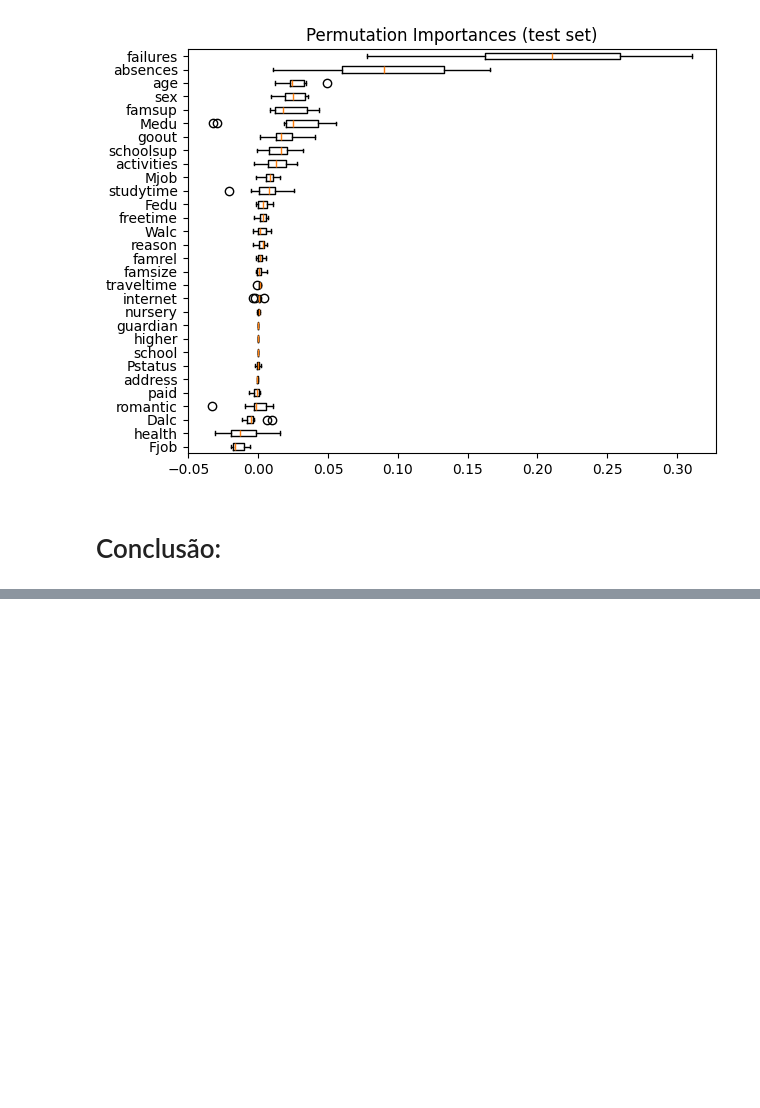
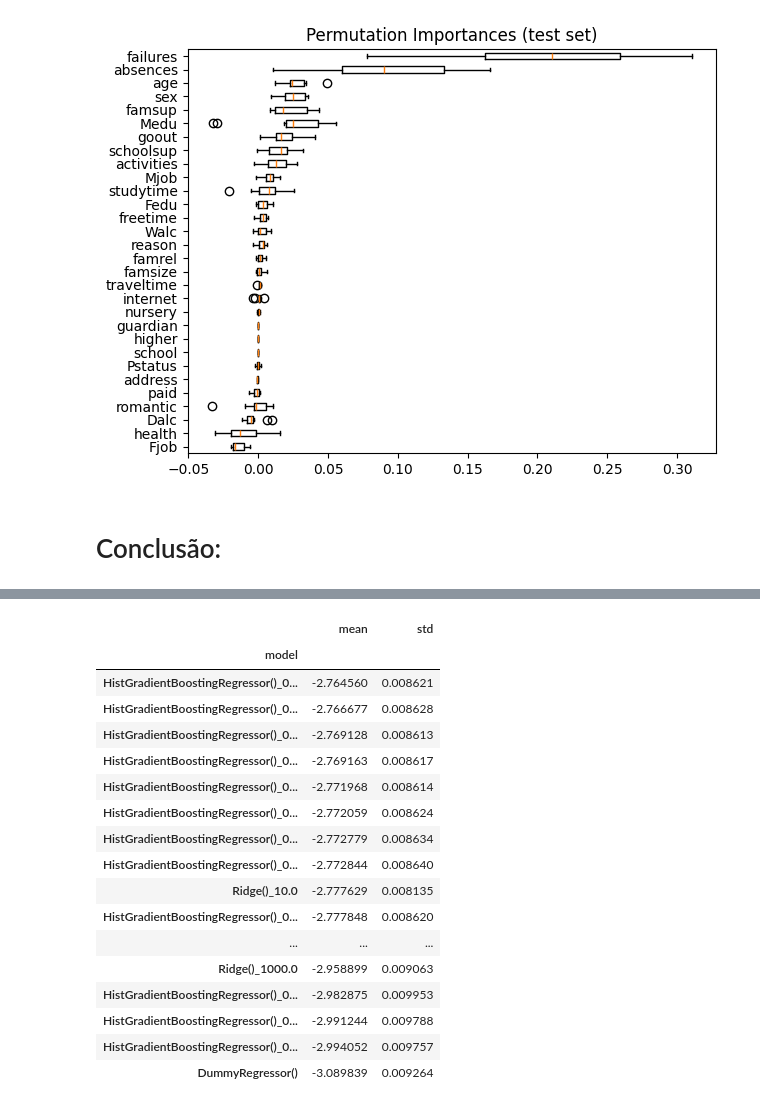
Before and after one commit to nicolasyassuda/machine-learning-project, a Jupyter notebook: projeto.ipynb, the cells around one changed output, grey strips where cells are left out. Cells and saved outputs as stored; diff of their text form; code cells hidden in the pictures; blank space fills up the shorter version.

```diff
--- a/projeto.ipynb
+++ b/projeto.ipynb
@@ -590,0 +681,26 @@ Com base nos resultados apr
+# %%
+categorical_features = X.select_dtypes(include=['category']).columns
+numerical_features = X.select_dtypes(include=['float64', 'int64']).columns
+
+num_pipeline = Pipeline([
+    ('scaler', StandardScaler()),
+   ('imputer', SimpleImputer(strategy='mean'))
+])
+
+cat_pipeline = Pipeline([
+    ('imputer', SimpleImputer(strategy='constant', fill_value='missing')),
+    ('encoder', OneHotEncoder(drop='first')),
+])
+
+preprocessing_pipeline = ColumnTransformer(
+    transformers=[
+        ('num', num_pipeline, numerical_features),
+        ('cat', cat_pipeline, categorical_features),
+    ],
+    remainder='passthrough',
+)
+
+pipe = Pipeline([
+    ('preprocessor', preprocessing_pipeline),
+    ('regressor', DummyRegressor(strategy='mean')),
+])
@@ -590,0 +764,36 @@ Com base nos resultados apr
+# %%
+results_df = pd.DataFrame(grid.cv_results_) \
+    .sort_values(by='rank_test_score')
+
+results_df = results_df \
+    .set_index(
+        results_df["params"] \
+            .apply(lambda x: "_".join(str(val) for val in x.values()))
+    ) \
+    .rename_axis("model")
+
+model_scores = results_df.filter(regex=r"split\d*_test_score")
+# %%
+mean_perf = model_scores.agg(['mean', 'std'], axis=1)
+mean_perf['std'] = mean_perf['std'] / np.sqrt(num_splits)
+mean_perf = mean_perf.sort_values('mean', ascending=False)
+mean_perf
+# %% [output]
+|  | mean | std |
+| model |  |  |
+| HistGradientBoostingRegressor()_0... | -2.764560 | 0.008621 |
+| HistGradientBoostingRegressor()_0... | -2.766677 | 0.008628 |
+| HistGradientBoostingRegressor()_0... | -2.769128 | 0.008613 |
+| HistGradientBoostingRegressor()_0... | -2.769163 | 0.008617 |
+| HistGradientBoostingRegressor()_0... | -2.771968 | 0.008614 |
+| HistGradientBoostingRegressor()_0... | -2.772059 | 0.008624 |
+| HistGradientBoostingRegressor()_0... | -2.772779 | 0.008634 |
+| HistGradientBoostingRegressor()_0... | -2.772844 | 0.008640 |
+| Ridge()_10.0 | -2.777629 | 0.008135 |
+| HistGradientBoostingRegressor()_0... | -2.777848 | 0.008620 |
+| ... | ... | ... |
+| Ridge()_1000.0 | -2.958899 | 0.009063 |
+| HistGradientBoostingRegressor()_0... | -2.982875 | 0.009953 |
+| HistGradientBoostingRegressor()_0... | -2.991244 | 0.009788 |
+| HistGradientBoostingRegressor()_0... | -2.994052 | 0.009757 |
+| DummyRegressor() | -3.089839 | 0.009264 |
```
Also changed, not shown: parts of 17 cells of this notebook.
